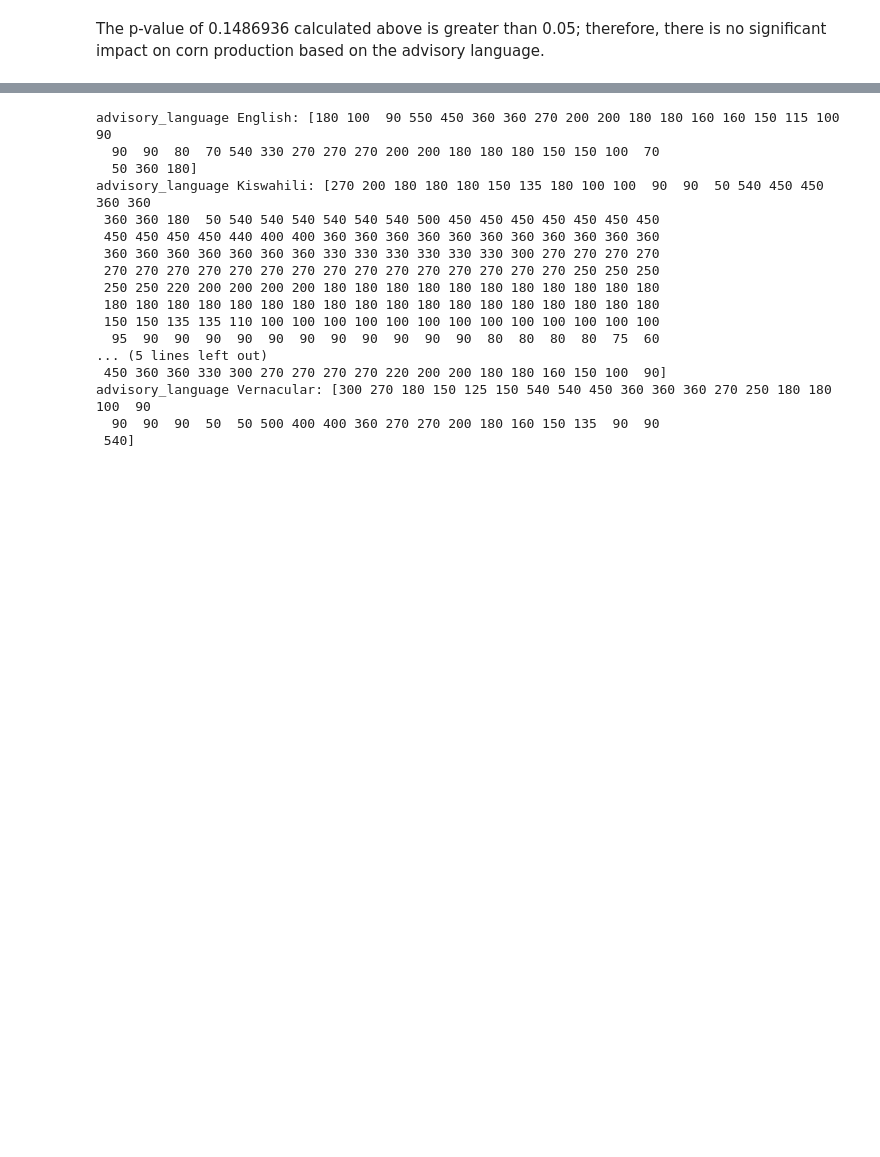
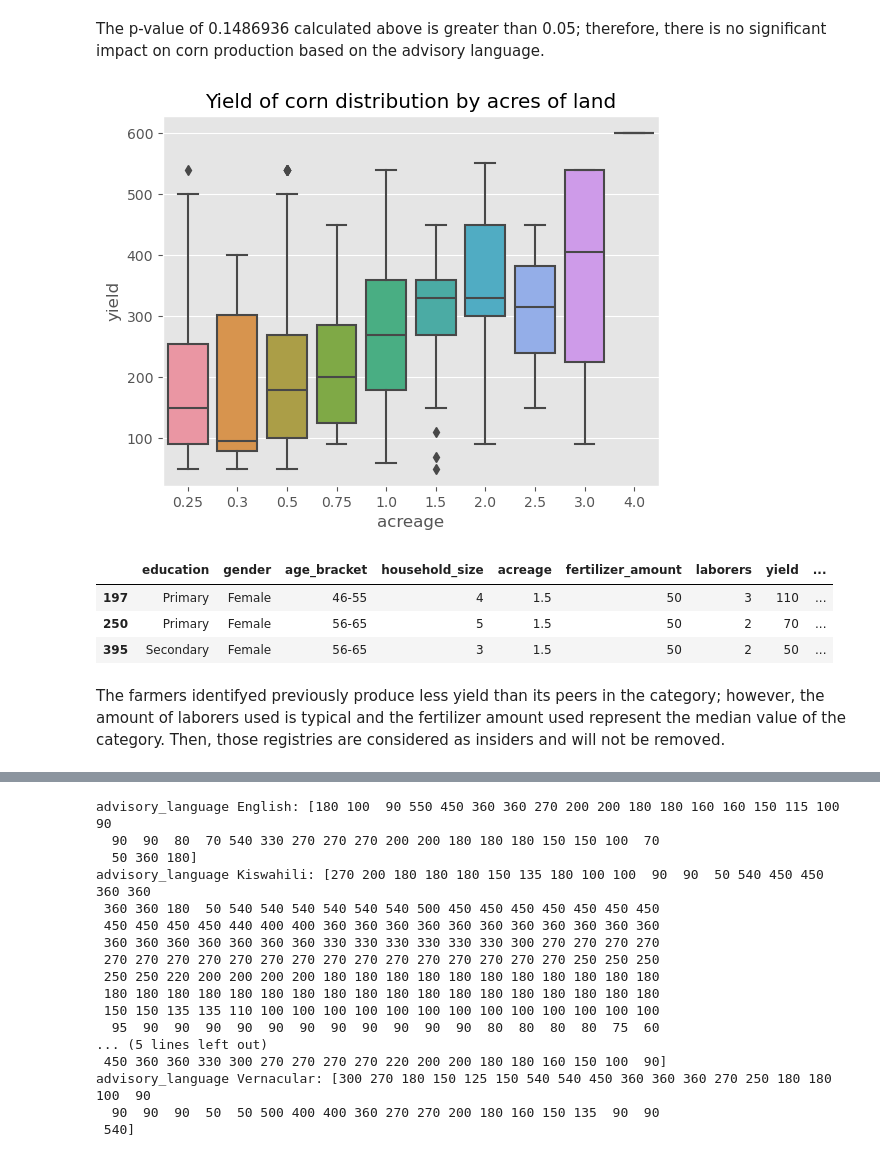
Before and after one commit to bizzaccelerator/midterm-project-mlzoomcamp, a Jupyter notebook: notebook.ipynb, the cells around one changed output, grey strips where cells are left out. Cells and saved outputs as stored; diff of their text form; code cells hidden in the pictures; blank space fills up the shorter version.

```diff
--- a/notebook.ipynb
+++ b/notebook.ipynb
@@ -875,3 +891,24 @@ Kruskal-Wallis H Test:
 U-statistic: 3.811734803290807, P-value: 0.1486936095868804
 # %% [markdown]
 The p-value of 0.1486936 calculated above is greater than 0.05; therefore, there is no significant impact on corn production based on the advisory language.
+# %%
+# Now, the 'acreage' variable behave as:
+sns.boxplot(x="acreage", y="yield", data=corn_subset)
+plt.title("Yield of corn distribution by acres of land")
+plt.show()
+# %% [output]
+[figure, added]
+# %%
+#Transformation of the data type in the variable 'acreage':
+corn_subset['acreage'] = corn_subset['acreage'].apply(str)
+
+# The are some possible outliers in the category of '3' outliers. Then,
+aty_ac_15 = atypical_data(corn_subset, 'yield', 'acreage', '1.5')
+aty_ac_15
+# %% [output]
+|  | education | gender | age_bracket | household_size | acreage | fertilizer_amount | laborers | yield | ... |
+| 197 | Primary | Female | 46-55 | 4 | 1.5 | 50 | 3 | 110 | ... |
+| 250 | Primary | Female | 56-65 | 5 | 1.5 | 50 | 2 | 70 | ... |
+| 395 | Secondary | Female | 56-65 | 3 | 1.5 | 50 | 2 | 50 | ... |
+# %% [markdown]
+The farmers identifyed previously produce less yield than its peers in the category; however, the amount of laborers used is typical and the fertilizer amount used represent the median value of the category. Then, those registries are considered as insiders and will not be removed.
```
Also changed, not shown: parts of 16 cells of this notebook.
